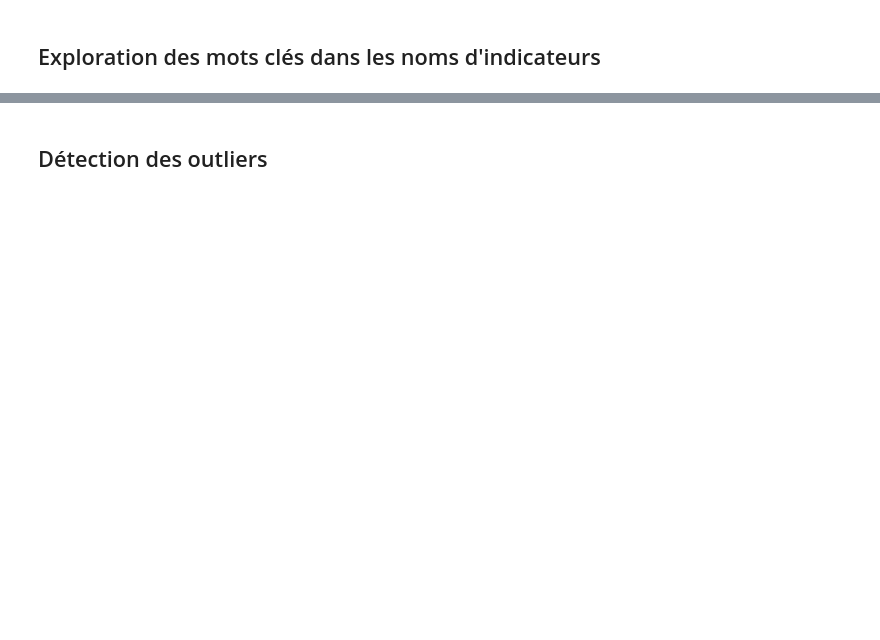
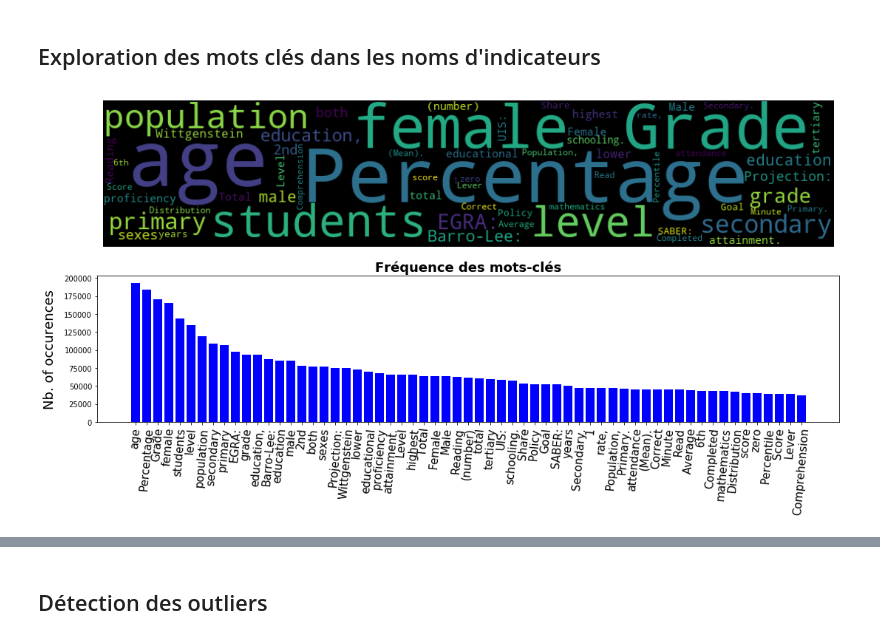
Before and after one commit to SmellyArmure/OC_DS_Project2, a Jupyter notebook: NOTEBOOK/P2-DataSystEd.ipynb, the cells around one changed output, grey strips where cells are left out. Saved outputs shown, nothing was run; the diff lists cells and outputs as text; code cells hidden in the pictures; blank space fills up the shorter version.

```diff
--- a/NOTEBOOK/P2-DataSystEd.ipynb
+++ b/NOTEBOOK/P2-DataSystEd.ipynb
@@ -326,13 +403,0 @@ tone = 10.0 # define the color of the words
-# %%
-tab_indic = data["Indicator Name"]
-enum_mots_cmpt(tab_indic, 5)
-# I define the dictionary used to produce the wordcloud
-words = dict()
-list_pop = ["in", "of, ""a", "and", "Per", "by", "the", "with", "to", "from",\
-            "for", "who", "on", "are"]
-dict_key = words.keys()
-[words.pop(w) for w in list_pop if w in dict_key]
-# %%
-occurences = enum_mots_cmpt(tab_indic, 100)
-for s in occurences:
-    words[s[0]] = s[1]
@@ -339,23 +427,35 @@ for s in occurences:
+# %%
+tab_occs = np.array([[k,int(v)] for k,v in dic_occs.items()]).T
+# tab_occs[0] : liste des mots les plus fréquents (words, mais filtré)
+# tab_occs[1] : liste des occurences correspondantes (occs, mais filtré)
 # %%
+def random_color_func(word=None, font_size=None, position=None, orientation=None, font_path=None, random_state=None):
+    h = int(360.0 * tone / 255.0)
+    s = int(100.0 * 255.0 / 255.0)
+    l = int(100.0 * float(np.random.randint(70, 120) / 255.0))
+    return "hsl({}, {}%, {}%)".format(h, s, l)
+tone = 10.0 # define the color of the words
+
+#def nuageMots(dic_occs):
 # UPPER PANEL: WORDCLOUD
-fig = plt.figure(1, figsize=(18,13))
+fig = plt.figure(1, figsize=(18,8))
 ax1 = fig.add_subplot(2,1,1)
-wordcloud = WordCloud(width=1000,height=300, background_color='black', max_words=1628,relative_scaling=1,\
-                      color_func = random_color_func, normalize_plurals=False)
-wordcloud.generate_from_frequencies(words)
+wordcloud = WordCloud(width=1000,height=200, background_color='black', max_words=1628,\
+                      relative_scaling=1, color_func = None, normalize_plurals=False)
+wordcloud.generate_from_frequencies(dic_occs)
 ax1.imshow(wordcloud, interpolation="bilinear")
 ax1.axis('off')
-#_____________________________________________
-# LOWER PANEL: HISTOGRAMS
+
+# LOWER PANEL: HISTOGRAM
+x = tab_occs[0] # range(len(tab_occs[0]))
+y = tab_occs[1].astype(int)
+x_label = tab_occs[0] #
 ax2 = fig.add_subplot(2,1,2)
-y_axis = [i[1] for i in occurences]
-x_axis = [k for k,i in enumerate(occurences)]
-x_label = [i[0] for i in occurences]
-plt.xticks(rotation=85, fontsize = 15)
-plt.yticks(fontsize = 15)
-plt.xticks(x_axis, x_label)
+ax2.bar(x, y, align = 'center', color='b')
+plt.xticks(x, x_label, rotation=85, fontsize = 15)
+#plt.yticks(fontsize = 15)
 plt.ylabel("Nb. of occurences", fontsize = 18, labelpad = 10)
-ax2.bar(x_axis, y_axis, align = 'center', color='g')
-#_______________________
-plt.title("Keywords popularity",bbox={'facecolor':'k', 'pad':5},color='w',fontsize = 25)
+plt.title("Fréquence des mots-clés",color='k',fontsize = 18, fontweight = 'bold')
 plt.show()
+# %% [output]
+[figure, added]
```
Also changed, not shown: parts of 32 cells of this notebook.
